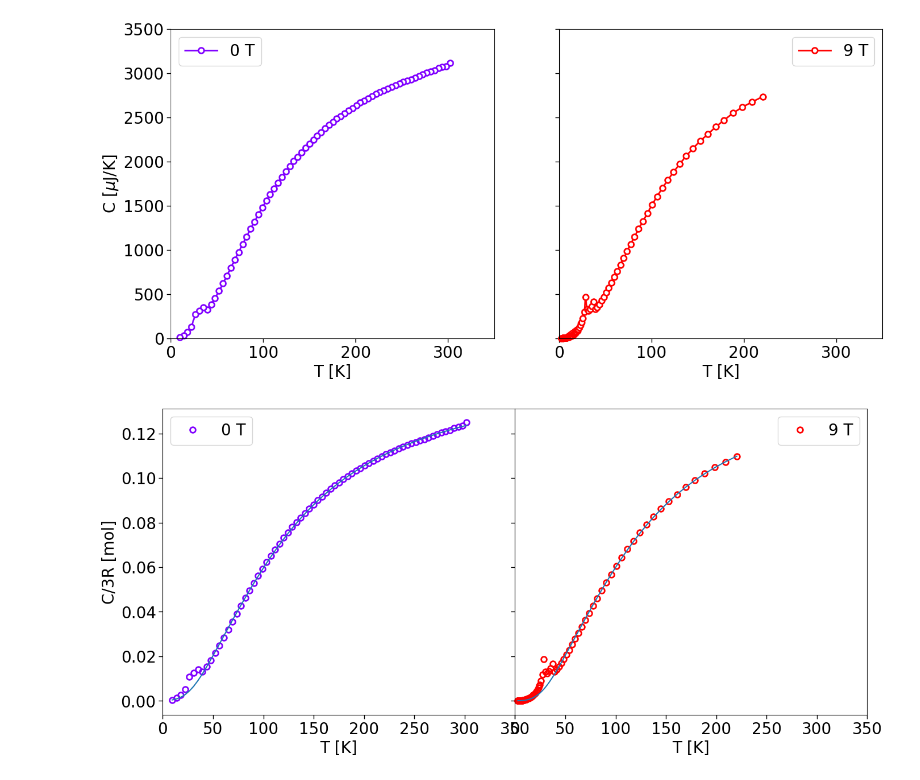
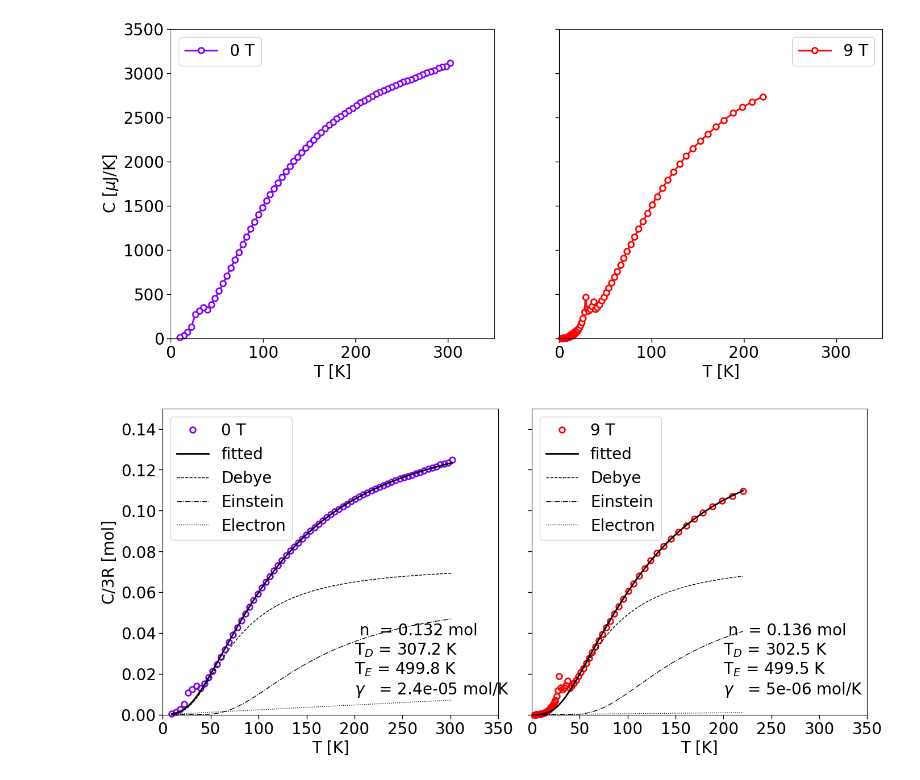
Before and after one commit to c-earth/NiS2, a Jupyter notebook: analysis.ipynb, the cells around one changed output. Saved outputs shown, nothing was run; the diff lists cells and outputs as text; code cells hidden in the pictures.

```diff
--- a/analysis.ipynb
+++ b/analysis.ipynb
@@ -86,7 +86,7 @@ func = np.vectorize(phonon_electron)
 
 T_cutoff = 50
 
-fig, ax = plt.subplots(1, 2, figsize = (16, 7), sharey = True)
+plot_data = dict()
 for i, (B, coarse_wide_datum) in enumerate(coarse_wide_data.items()):
     coarse_wide_datum = coarse_wide_datum.sort_values(by=['T'])
     T = coarse_wide_datum['T'].to_numpy()
@@ -96,18 +96,31 @@ for i, (B, coarse_wide_datum) in enumerate(coarse_wide_data.items()):
     bounds = [[0, 0, 0, 100, 0],
               [0.1, 500, 0.1, 500, 0.001]]
     ps = least_squares(residuals, x0 = [0.1, 400, 0, 400, 0], bounds = bounds, args = (T, c, func, T_cutoff, 1000, weight))
-    bg = func(T, *ps.x)
-    ax[i].plot(T, c, 'o',
-        linewidth = 2, markersize = 7, markerfacecolor = 'none', markeredgewidth = 2,
-        label = f'{B} T', clip_on = False, color = colors[B])
-    ax[i].plot(T, bg)
-    ax[i].set_xlabel('T [K]', fontsize = fontsize)
-    ax[i].tick_params(axis = 'both', length = 5, width = 1, labelsize = fontsize)
-    ax[i].set_xlim(0, 350)
-    ax[i].set_ylim(0, 0.13)
-    ax[i].legend(fontsize = fontsize)
-ax[0].set_ylabel(r'C/3R [mol]', fontsize = fontsize)
-plt.subplots_adjust(wspace = 1)
-plt.show()
+    plot_data[B] = T, c, ps
-# %% [output]
-[figure, removed]
+# %%
+from fitting_functions import Debye, Einstein, Electron
+
+fig, ax = plt.subplots(1, 2, figsize = (16, 7), sharey = True)
+for i, (B, (T, c, ps)) in enumerate(plot_data.items()):
+    ax[i].plot(T, c, 'o',
+        linewidth = 2, markersize = 7, markerfacecolor = 'none', markeredgewidth = 2,
+        label = f'{B} T', clip_on = False, color = colors[B])
+    ax[i].plot(T, func(T, *ps.x), '-', linewidth = 2, label = 'fitted', color = 'k')
+    ax[i].plot(T, ps.x[0]*np.vectorize(Debye)(T, ps.x[1]), '--', linewidth = 1, label = 'Debye', color = 'k')
+    ax[i].plot(T, ps.x[2]*np.vectorize(Einstein)(T, ps.x[3]), '-.', linewidth = 1, label = 'Einstein', color = 'k')
+    ax[i].plot(T, np.vectorize(Electron)(T, ps.x[4]), ':', linewidth = 1, label = 'Electron', color = 'k')
+    ax[i].set_xlabel('T [K]', fontsize = fontsize)
+    ax[i].tick_params(axis = 'both', length = 5, width = 1, labelsize = fontsize)
+    ax[i].set_xlim(0, 350)
+    ax[i].set_ylim(0, 0.15)
+    ax[i].legend(fontsize = fontsize)
+    ax[i].annotate(f' n  = {round(ps.x[0] + ps.x[2], 3)} mol\n'+
+                   r'T$_{D}$'+f' = {round(ps.x[1], 1)} K\n'+
+                   r'T$_{E}$'+f' = {round(ps.x[3], 1)} K\n'+
+                   r'$\gamma$'+f'   = {round(ps.x[4], 6)} mol/K',
+                   (200, 0.01), fontsize = fontsize)
+ax[0].set_ylabel(r'C/3R [mol]', fontsize = fontsize)
+plt.subplots_adjust(wspace = 0.1)
+plt.show()
+# %% [output]
+[figure, added]
```
